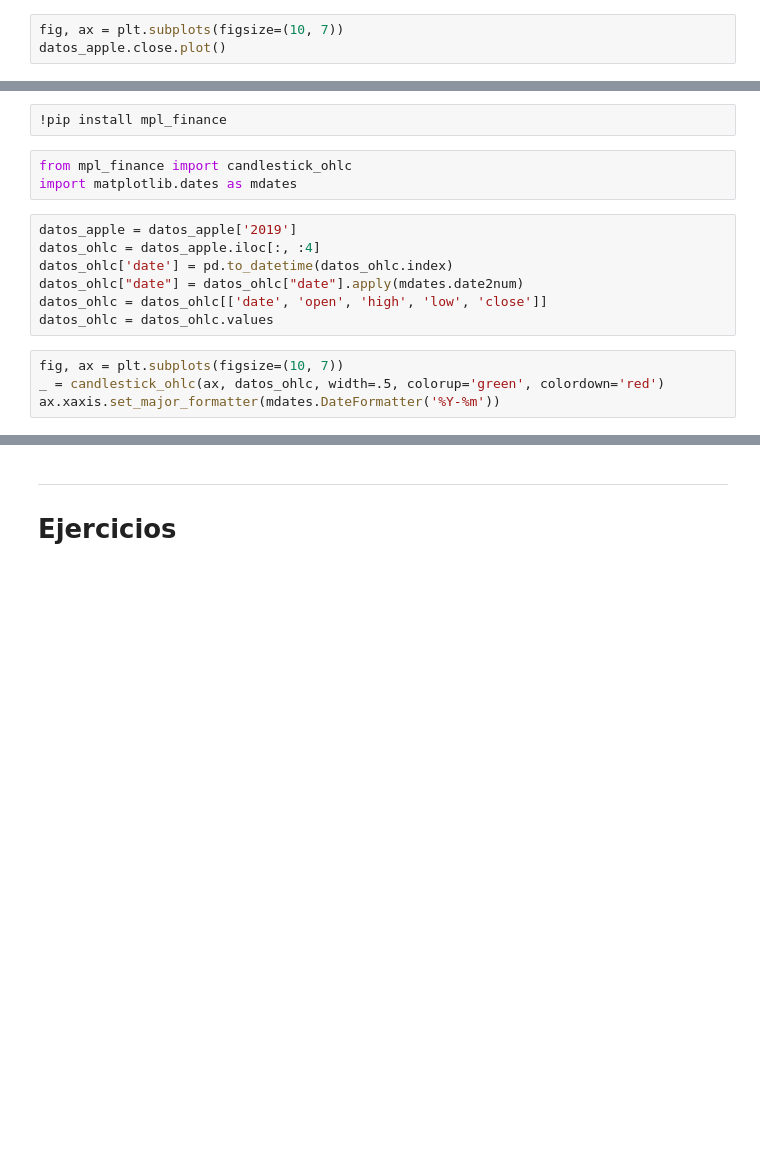
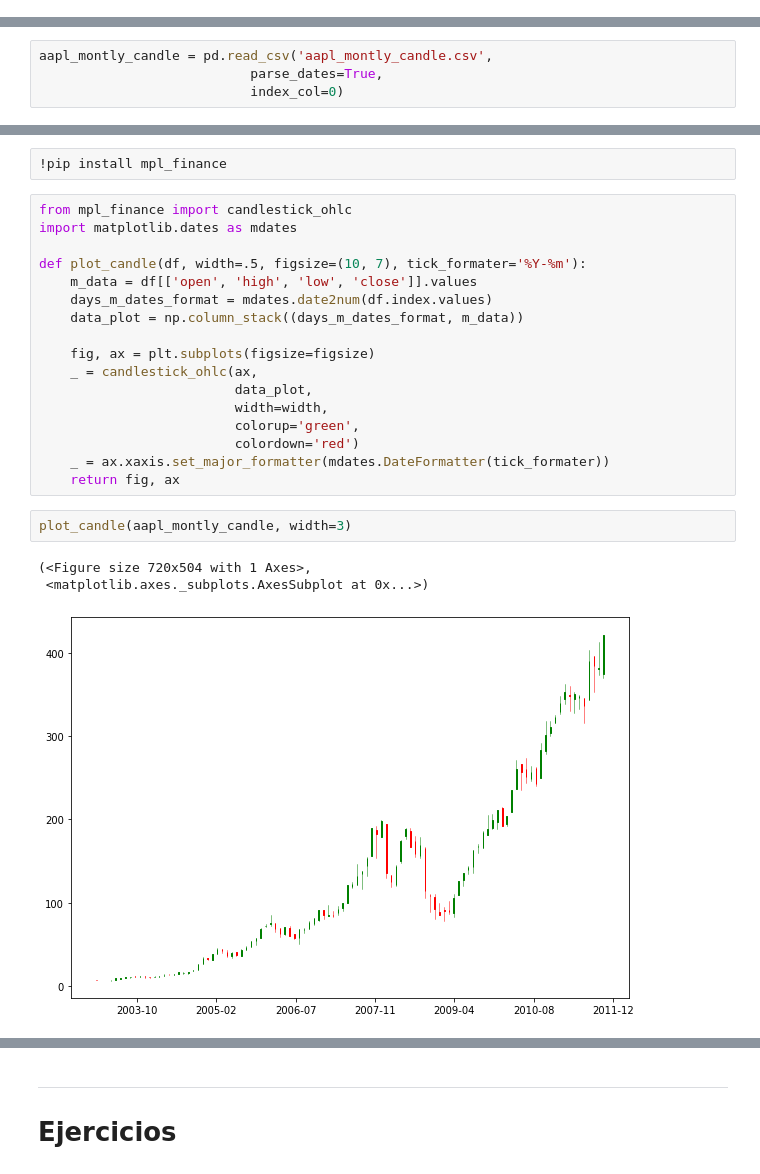
Before and after one commit to fernandodelacalle/miax-python, a Jupyter notebook: module_4/4_01.ipynb, the cells around one changed output, grey strips where cells are left out. Saved outputs shown, nothing was run; the diff lists cells and outputs as text; blank space fills up the shorter version.

Commit message:
plot without iex

```diff
--- a/module_4/4_01.ipynb
+++ b/module_4/4_01.ipynb
@@ -282,3 +267,0 @@ datos_apple = datos_apple['2018':]
-# %%
-fig, ax = plt.subplots(figsize=(10, 7))
-datos_apple.close.plot()
@@ -285 +270,5 @@ datos_apple.close.plot()
+# %%
+aapl_montly_candle = pd.read_csv('aapl_montly_candle.csv',
+                           parse_dates=True,
+                           index_col=0)
 # %% [markdown]
@@ -289,16 +276,25 @@ datos_apple.close.plot()
 # %%
 !pip install mpl_finance
-# %%
-from mpl_finance import candlestick_ohlc
-import matplotlib.dates as mdates
-# %%
-datos_apple = datos_apple['2019']
-datos_ohlc = datos_apple.iloc[:, :4]
-datos_ohlc['date'] = pd.to_datetime(datos_ohlc.index)
-datos_ohlc["date"] = datos_ohlc["date"].apply(mdates.date2num)
-datos_ohlc = datos_ohlc[['date', 'open', 'high', 'low', 'close']]
-datos_ohlc = datos_ohlc.values
-# %%
-fig, ax = plt.subplots(figsize=(10, 7))
-_ = candlestick_ohlc(ax, datos_ohlc, width=.5, colorup='green', colordown='red')
-ax.xaxis.set_major_formatter(mdates.DateFormatter('%Y-%m'))
+# %%
+from mpl_finance import candlestick_ohlc
+import matplotlib.dates as mdates
+
+def plot_candle(df, width=.5, figsize=(10, 7), tick_formater='%Y-%m'):
+    m_data = df[['open', 'high', 'low', 'close']].values
+    days_m_dates_format = mdates.date2num(df.index.values)
+    data_plot = np.column_stack((days_m_dates_format, m_data))
+
+    fig, ax = plt.subplots(figsize=figsize)
+    _ = candlestick_ohlc(ax,
+                         data_plot,
+                         width=width,
+                         colorup='green',
+                         colordown='red')
+    _ = ax.xaxis.set_major_formatter(mdates.DateFormatter(tick_formater))
+    return fig, ax
+# %%
+plot_candle(aapl_montly_candle, width=3)
+# %% [output]
+(<Figure size 720x504 with 1 Axes>,
+ <matplotlib.axes._subplots.AxesSubplot at 0x...>)
+[figure, added]
```
Also changed, not shown: parts of 7 cells of this notebook, 1 other file.
